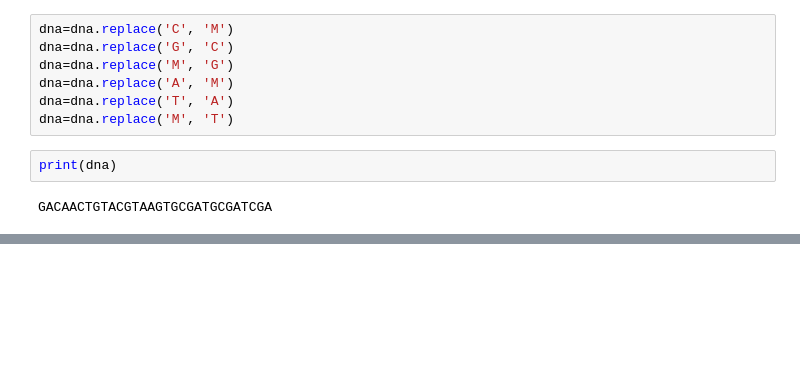
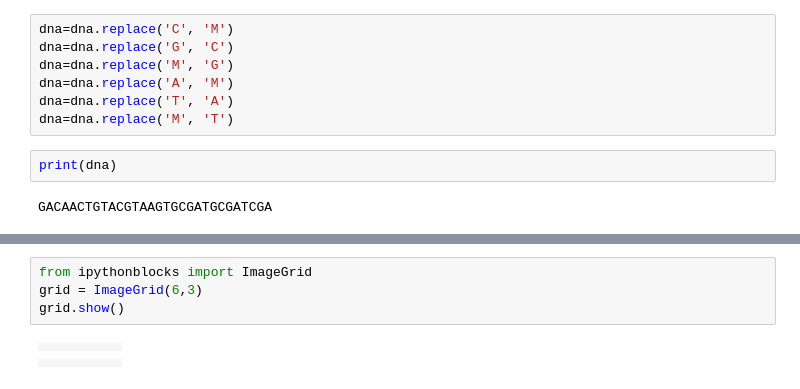
Before and after one commit to jooolia/SWC_collab, a Jupyter notebook: Intro_python.ipynb, the cells around one changed output, grey strips where cells are left out. Cells and saved outputs as stored; diff of their text form; blank space fills up the shorter version.

```diff
--- a/Intro_python.ipynb
+++ b/Intro_python.ipynb
@@ -215,0 +235,8 @@ GACAACTGTACGTAAGTGCGATGCGATCGA
+# %%
+from ipythonblocks import ImageGrid
+grid = ImageGrid(6,3)
+grid.show()
+# %% [output]
+|  |  |  |  |  |  |
+|  |  |  |  |  |  |
+|  |  |  |  |  |  |
```
Also changed, not shown: parts of 21 cells of this notebook, 2 other files.
